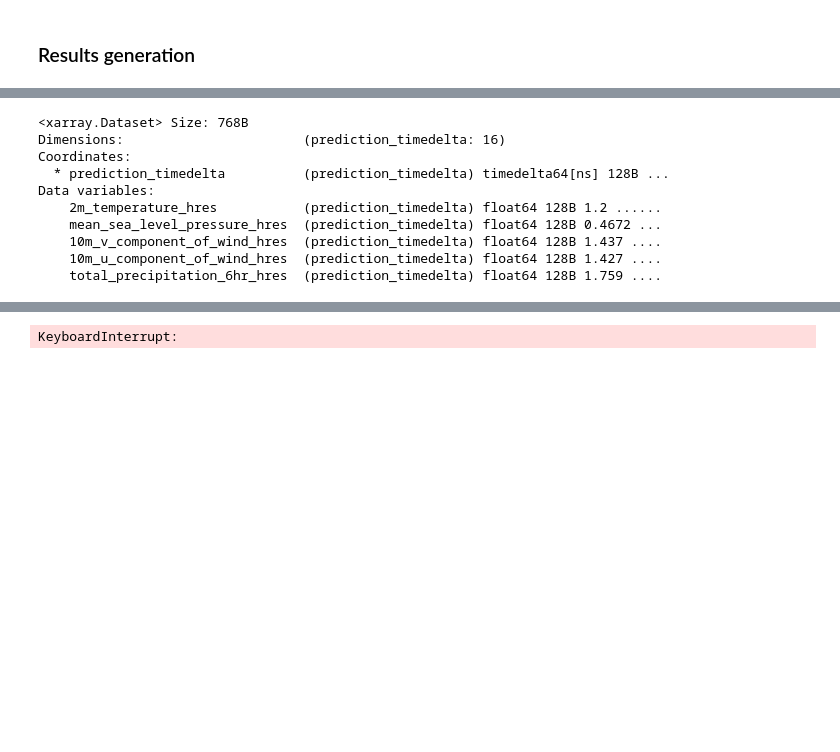
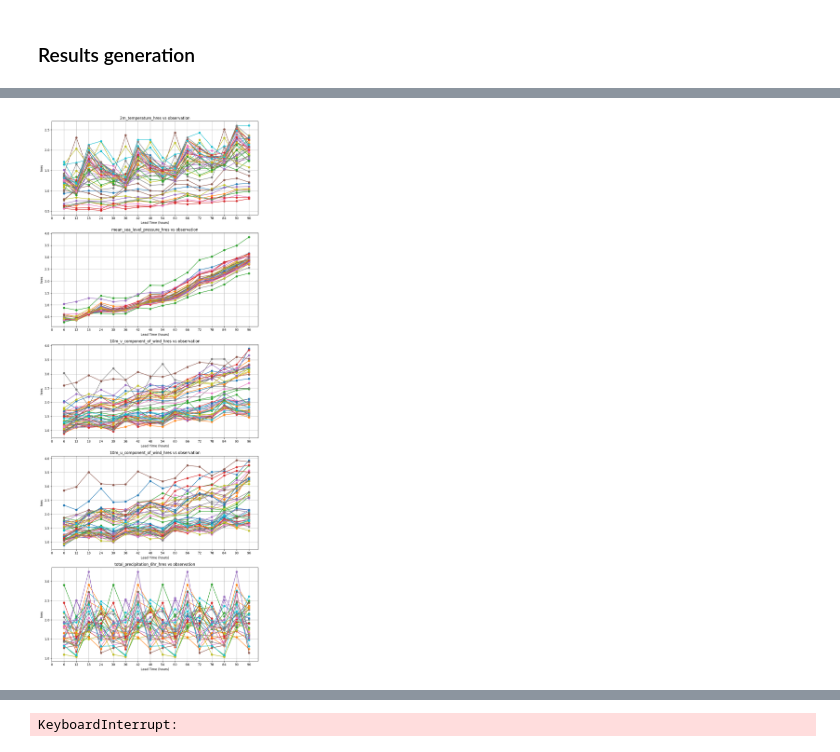
Before and after one commit to koenlode/Thesis, a Jupyter notebook: master_notebook.ipynb, the cells around one changed output, grey strips where cells are left out. Cells and saved outputs as stored; diff of their text form; code cells hidden in the pictures; blank space fills up the shorter version.

```diff
--- a/master_notebook.ipynb
+++ b/master_notebook.ipynb
@@ -1066,15 +1024,8 @@ PandasIndex(TimedeltaIndex(['0 days 06:00:00', '0 days 12:00:00', '0 days 18:00:
 Attributes: (0)
-# %%
-rmse_dataset.compute()
-# %% [output]
-<xarray.Dataset> Size: 768B
-Dimensions:                       (prediction_timedelta: 16)
-Coordinates:
-  * prediction_timedelta          (prediction_timedelta) timedelta64[ns] 128B ...
-Data variables:
-    2m_temperature_hres           (prediction_timedelta) float64 128B 1.2 ......
-    mean_sea_level_pressure_hres  (prediction_timedelta) float64 128B 0.4672 ...
-    10m_v_component_of_wind_hres  (prediction_timedelta) float64 128B 1.437 ....
-    10m_u_component_of_wind_hres  (prediction_timedelta) float64 128B 1.427 ....
-    total_precipitation_6hr_hres  (prediction_timedelta) float64 128B 1.759 ....
+# %%
+computed_rmse = rmse_dataset.compute()
+# %%
+plot_statistic_results(computed_rmse)
+# %% [output]
+[figure, added]
 # %%
```
Also changed, not shown: parts of 7 cells of this notebook, 1 other file.
